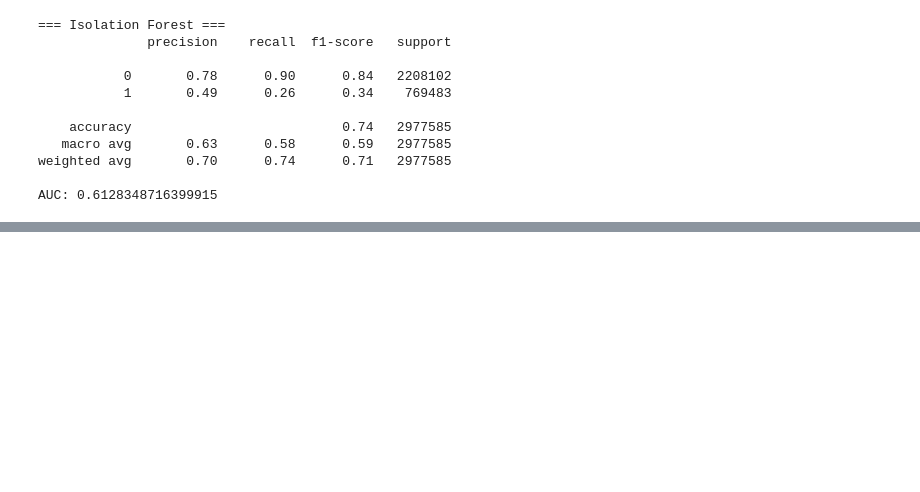
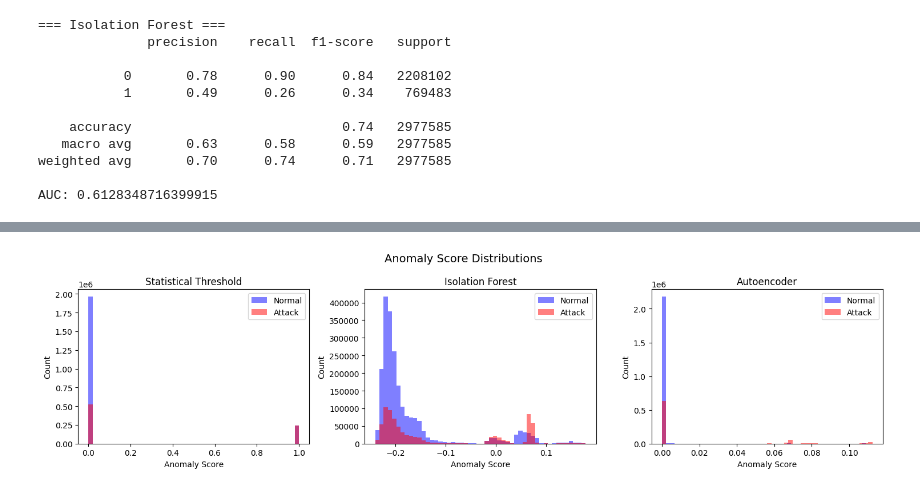
Before and after one commit to iamllcoolray/cis5370-final-project, a Jupyter notebook: swat-eval.ipynb, the cells around one changed output, grey strips where cells are left out. Saved outputs shown, nothing was run; the diff lists cells and outputs as text; code cells hidden in the pictures; blank space fills up the shorter version.

```diff
--- a/swat-eval.ipynb
+++ b/swat-eval.ipynb
@@ -691,0 +889,26 @@ AUC: 0.6128348716399915
+# %%
+# Anomaly Score Distribution for Normal vs Attack Predictions
+fig, axes = plt.subplots(1, 3, figsize=(15, 4))
+
+score_data = [
+    ("Statistical Threshold", threshold_predictions),
+    ("Isolation Forest", iso_scores),
+    ("Autoencoder", ae_reconstruction_errors),
+]
+
+for ax, (name, scores) in zip(axes, score_data):
+    normal_scores = scores[Y_test_network_readings_labels == 0]
+    attack_scores = scores[Y_test_network_readings_labels == 1]
+    ax.hist(normal_scores, bins=50, alpha=0.5, label="Normal", color="blue")
+    ax.hist(attack_scores, bins=50, alpha=0.5, label="Attack", color="red")
+    ax.set_title(name)
+    ax.set_xlabel("Anomaly Score")
+    ax.set_ylabel("Count")
+    ax.legend()
+
+plt.suptitle("Anomaly Score Distributions", fontsize=14)
+plt.tight_layout()
+plt.savefig("results/network_readings/score_distributions.png", dpi=150)
+plt.show()
+# %% [output]
+[figure, added]
```
Also changed, not shown: parts of 9 cells of this notebook, 4 other files.
